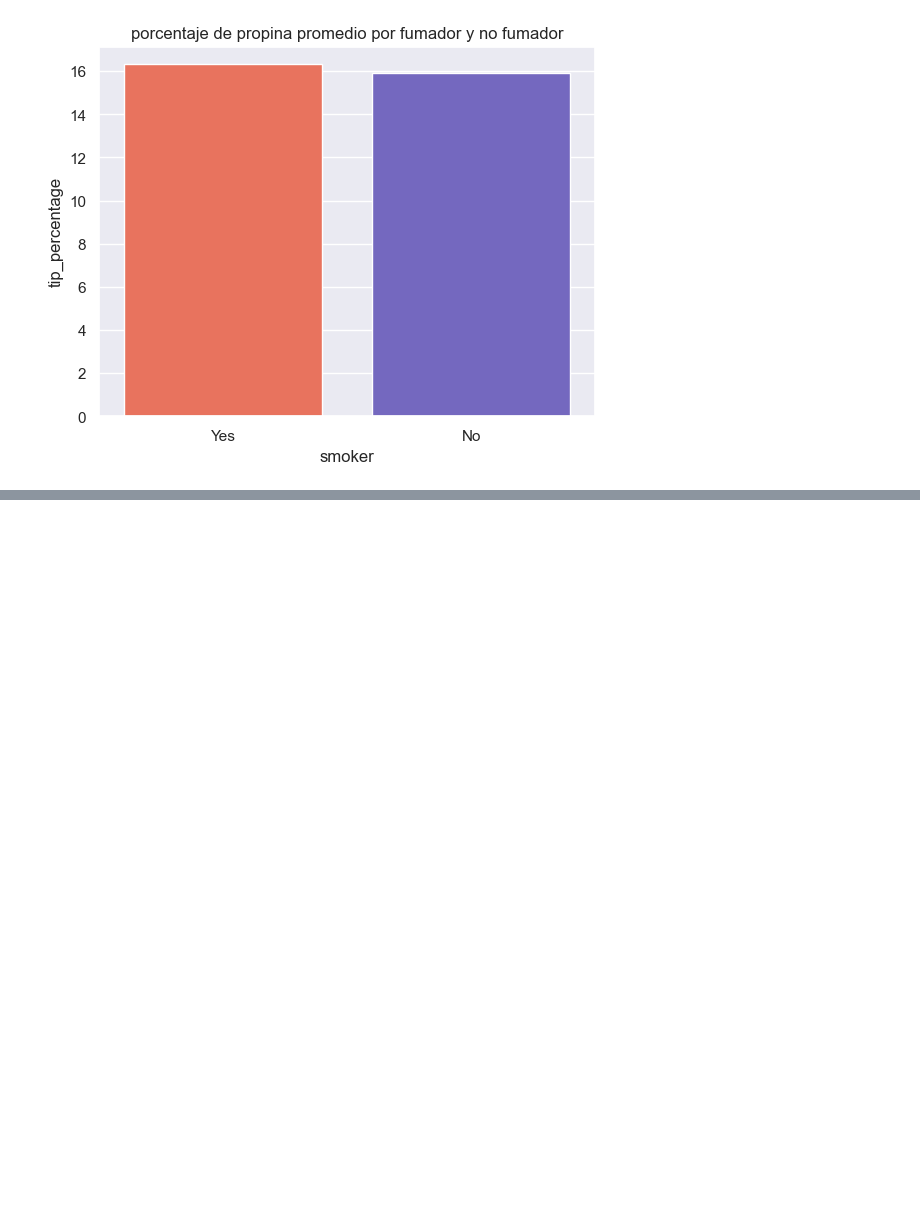
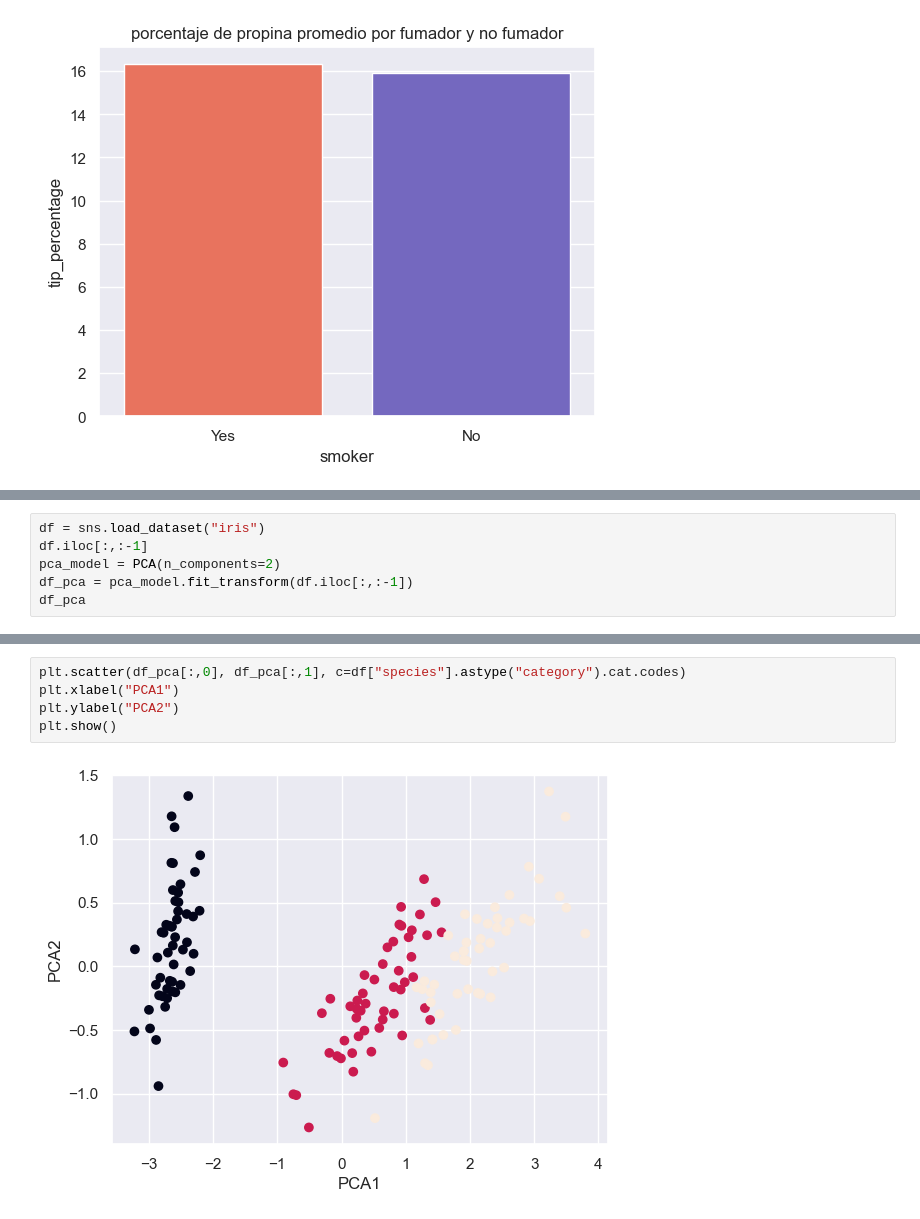
Before and after one commit to emilianostic/analisdedatos, a Jupyter notebook: datos/Scripts/AnalisisDatos.ipynb, the cells around one changed output, grey strips where cells are left out. Cells and saved outputs as stored; diff of their text form; blank space fills up the shorter version.

```diff
--- a/datos/Scripts/AnalisisDatos.ipynb
+++ b/datos/Scripts/AnalisisDatos.ipynb
@@ -732,0 +736,6 @@ Passing `palette` without assigning `hue` is deprecated and will be removed in v
+# %%
+df = sns.load_dataset("iris")
+df.iloc[:,:-1]
+pca_model = PCA(n_components=2)
+df_pca = pca_model.fit_transform(df.iloc[:,:-1])
+df_pca
@@ -732,0 +760,7 @@ Passing `palette` without assigning `hue` is deprecated and will be removed in v
+# %%
+plt.scatter(df_pca[:,0], df_pca[:,1], c=df["species"].astype("category").cat.codes)
+plt.xlabel("PCA1")
+plt.ylabel("PCA2")
+plt.show()
+# %% [output]
+[figure, added]
```
Also changed, not shown: parts of 18 cells of this notebook.
